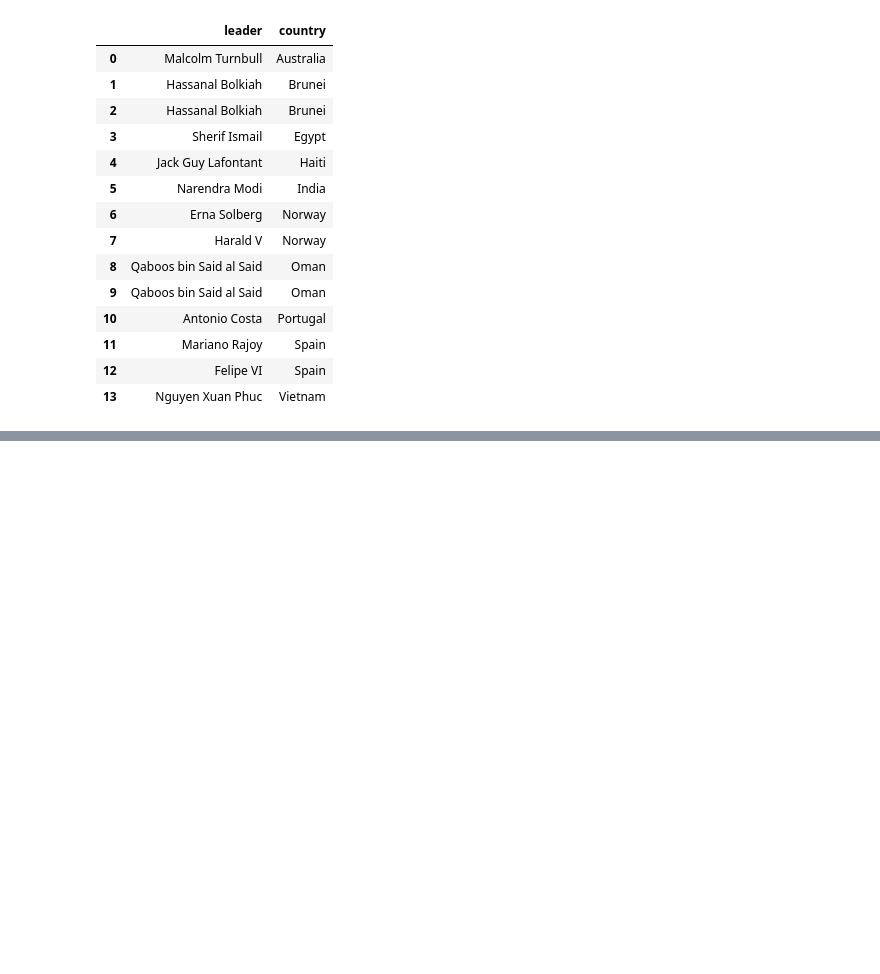
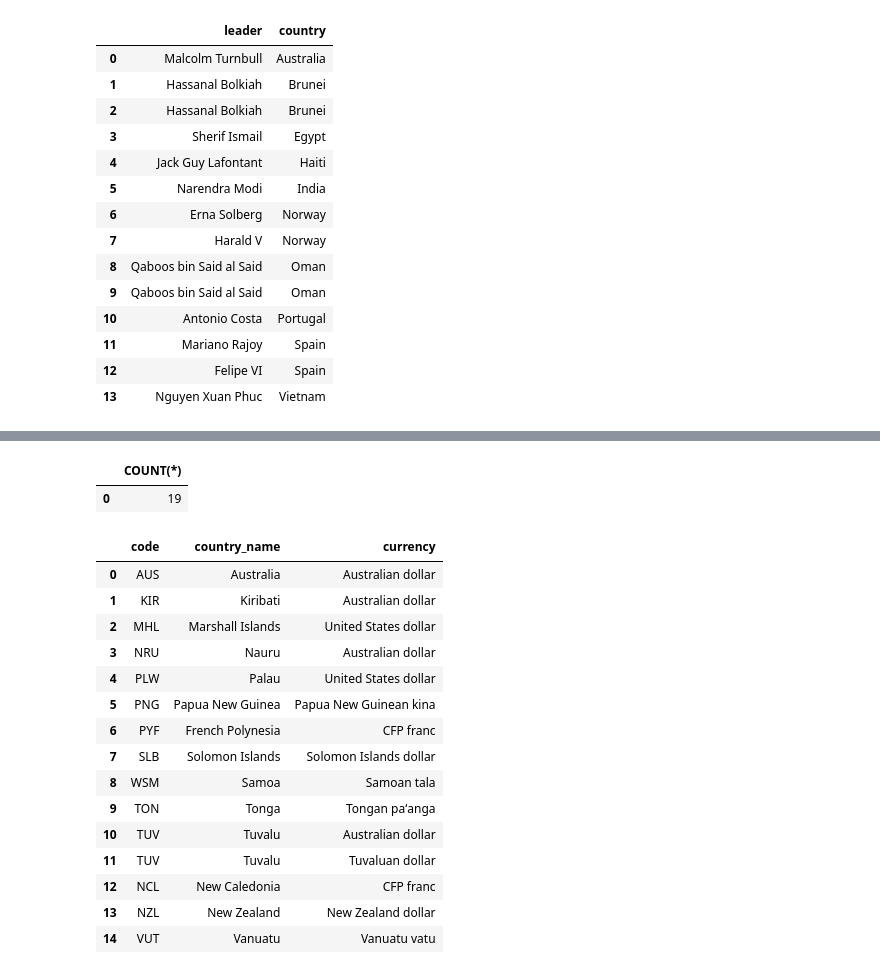
Before and after one commit to MikSm1th/datacamp_notes, a Jupyter notebook: joining_data_in_SQL/Set theory clauses.ipynb, the cells around one changed output, grey strips where cells are left out. Cells and saved outputs as stored; diff of their text form; code cells hidden in the pictures; blank space fills up the shorter version.

```diff
--- a/joining_data_in_SQL/Set theory clauses.ipynb
+++ b/joining_data_in_SQL/Set theory clauses.ipynb
@@ -58,0 +336,39 @@ ORDER BY country;''')
+# %%
+sql_query('''
+-- Select statement
+SELECT COUNT(*)
+  -- From countries
+  FROM countries
+-- Where continent is Oceania
+WHERE continent = 'Oceania';''')
+# %% [output]
+|  | COUNT(*) |
+| 0 | 19 |
+# %%
+sql_query('''-- 5. Select fields (with aliases)
+SELECT c1.code, c1.country_name, c2.basic_unit AS currency
+  -- 1. From countries (alias as c1)
+  FROM countries AS c1
+  	-- 2. Join with currencies (alias as c2)
+  	INNER JOIN currencies AS c2
+    -- 3. Match on code
+    ON c1.code = c2.code
+-- 4. Where continent is Oceania
+WHERE continent = 'Oceania';''')
+# %% [output]
+|  | code | country_name | currency |
+| 0 | AUS | Australia | Australian dollar |
+| 1 | KIR | Kiribati | Australian dollar |
+| 2 | MHL | Marshall Islands | United States dollar |
+| 3 | NRU | Nauru | Australian dollar |
+| 4 | PLW | Palau | United States dollar |
+| 5 | PNG | Papua New Guinea | Papua New Guinean kina |
+| 6 | PYF | French Polynesia | CFP franc |
+| 7 | SLB | Solomon Islands | Solomon Islands dollar |
+| 8 | WSM | Samoa | Samoan tala |
+| 9 | TON | Tonga | Tongan paʻanga |
+| 10 | TUV | Tuvalu | Australian dollar |
+| 11 | TUV | Tuvalu | Tuvaluan dollar |
+| 12 | NCL | New Caledonia | CFP franc |
+| 13 | NZL | New Zealand | New Zealand dollar |
+| 14 | VUT | Vanuatu | Vanuatu vatu |
```
Also changed, not shown: parts of 30 cells of this notebook, 5 other files.
